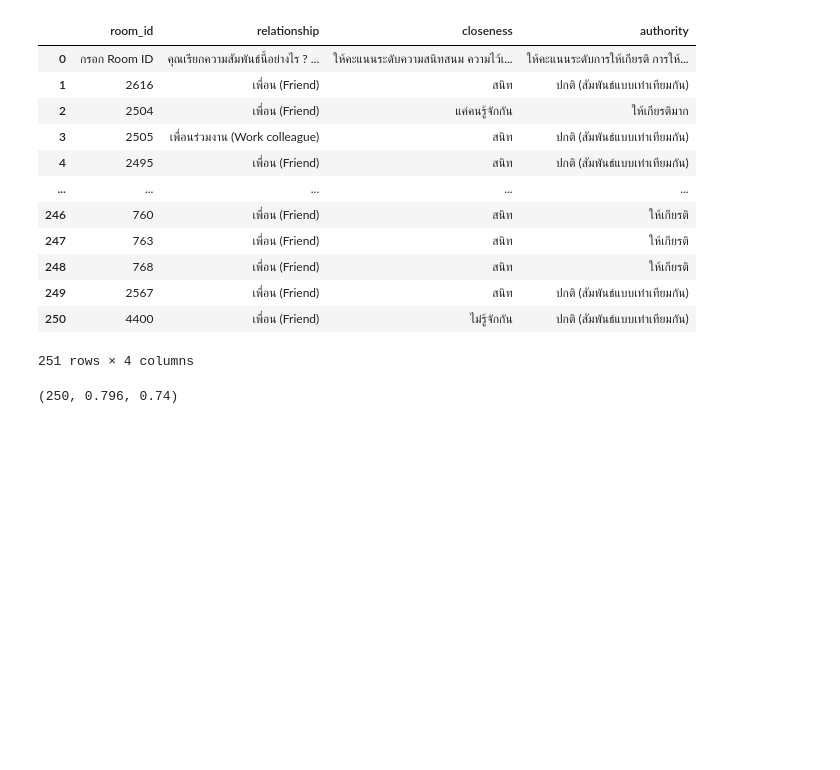
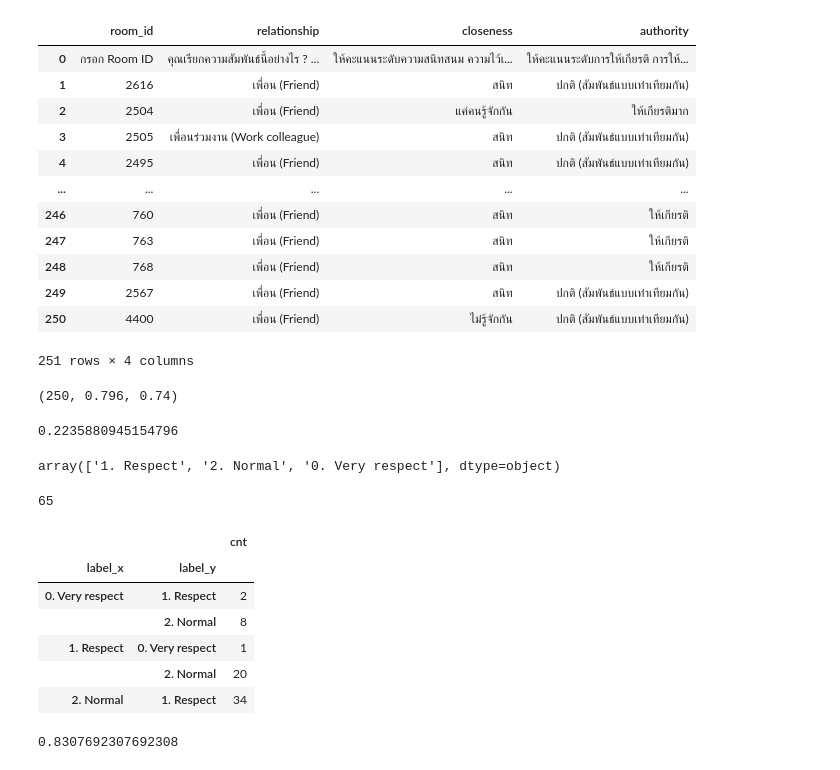
Before and after one commit to chameleonTK/conversations, a Jupyter notebook: Task1/Download the data.ipynb, the cells around one changed output. Saved outputs shown, nothing was run; the diff lists cells and outputs as text; code cells hidden in the pictures; blank space fills up the shorter version.

```diff
--- a/Task1/Download the data.ipynb
+++ b/Task1/Download the data.ipynb
@@ -303,0 +368,50 @@ N, matched["closeness"]/N, matched["authority"]/N
+# %%
+df = []
+for conv in annotated_conversations:
+    d = validated_labels[validated_labels["room_id"]==str(conv["room_id"])]
+    if len(d)!=0:
+        N += 1
+#         print(conv.keys())
+#         print(conv["relationship"])
+#         print(conv["closeness"])
+#         print(conv["authority"])
+
+
+        auth = authority_to_eng(d["authority"].values[0])
+        clos = closeness_to_eng(d["closeness"].values[0])
+
+        if clos is None or auth is None:
+            print(d, auth, clos)
+            assert(False)
+
+        df.append({
+            "label_x": conv["authority"],
+            "label_y": auth
+        })
+
+
+df = pd.DataFrame(df)
+
+categories = ['0. Very respect', '1. Respect', '2. Normal']
+cal_agreement(df, categories)
+# %% [output]
+0.2235880945154796
+# %%
+df["label_x"].unique()
+# %% [output]
+array(['1. Respect', '2. Normal', '0. Very respect'], dtype=object)
+# %%
+len(df[df["label_x"]!=df["label_y"]])
+# %% [output]
+65
+# %%
+df["cnt"] = "1"
+df[df["label_x"]!=df["label_y"]].groupby(["label_x", "label_y"]).count()
+# %% [output]
+|  |  | cnt |
+| label_x | label_y |  |
+| 0. Very respect | 1. Respect | 2 |
+|  | 2. Normal | 8 |
+| 1. Respect | 0. Very respect | 1 |
+|  | 2. Normal | 20 |
+| 2. Normal | 1. Respect | 34 |
@@ -303,0 +421,4 @@ N, matched["closeness"]/N, matched["authority"]/N
+# %%
+(20+34)/65
+# %% [output]
+0.8307692307692308
```
Also changed, not shown: parts of 6 cells of this notebook, 50 other files.
